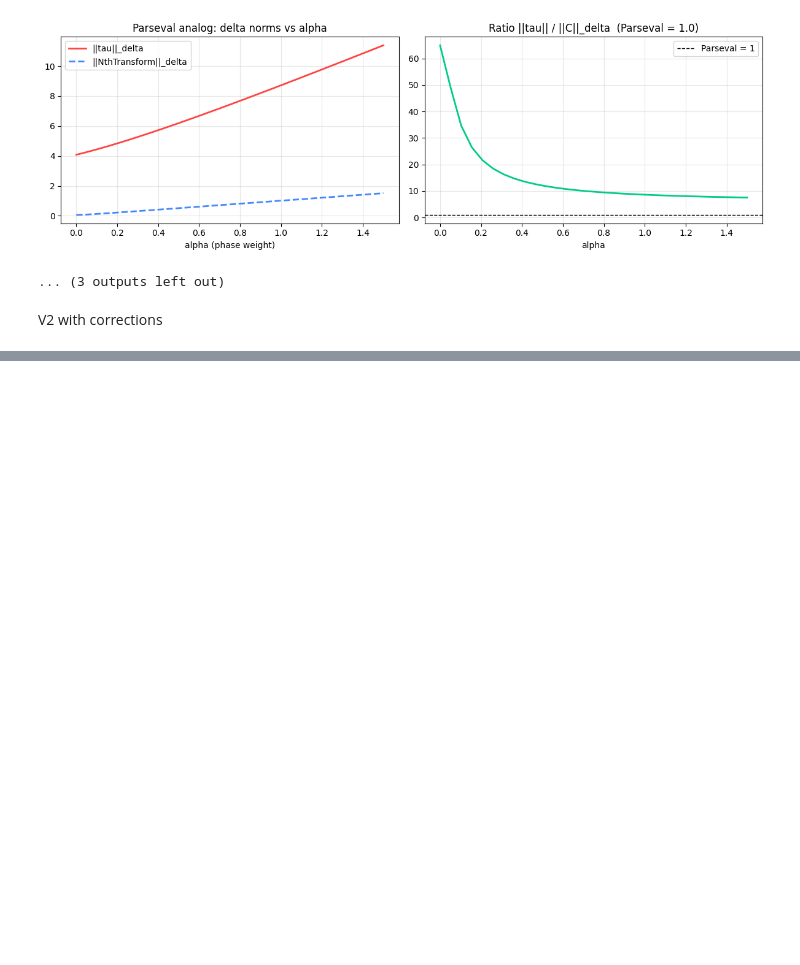
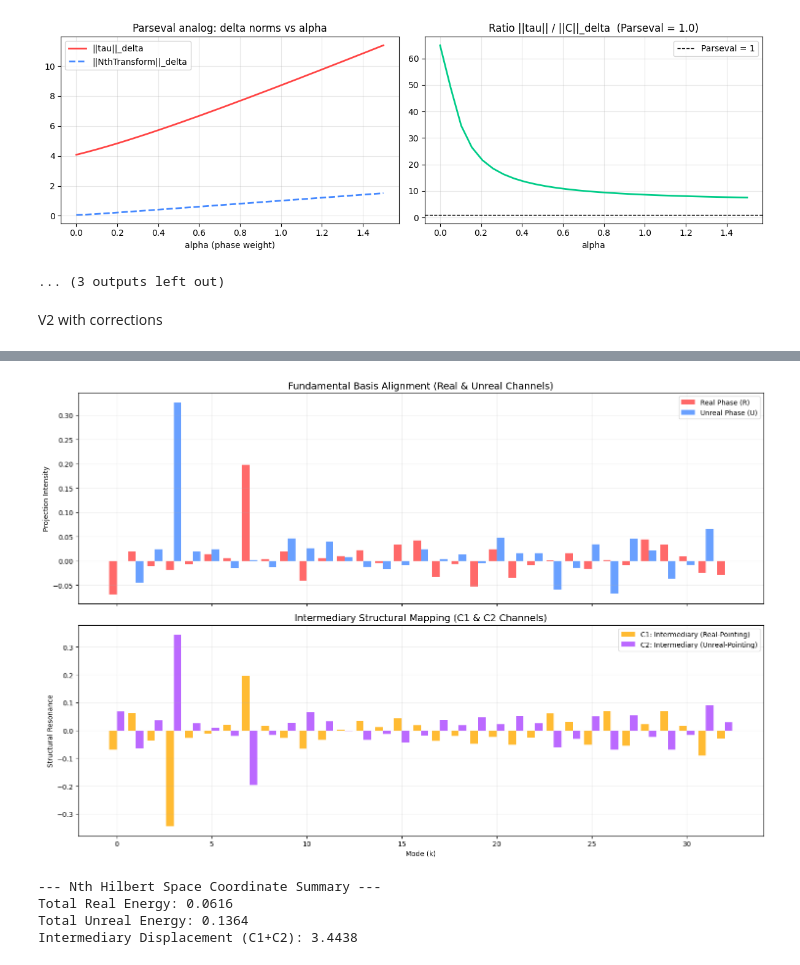
Before and after one commit to LordRelentless/HilbertSpaceSimulations, a Jupyter notebook: Nth_Mathematics_Formalism_Fourier_Simulations.ipynb, the cells around one changed output, grey strips where cells are left out. Cells and saved outputs as stored; diff of their text form; code cells hidden in the pictures; blank space fills up the shorter version.

```diff
--- a/Nth_Mathematics_Formalism_Fourier_Simulations.ipynb
+++ b/Nth_Mathematics_Formalism_Fourier_Simulations.ipynb
@@ -1732,0 +1209,45 @@ Standard DFT numerically recovered: YES ✓
+# %%
+def map_nth_hilbert_space(coeffs):
+    """Extracts the four channels as a structured Hilbert map."""
+    R = np.array([c['R'].k for c in coeffs])
+    U = np.array([c['U'].k for c in coeffs])
+    C1 = np.array([c['C1'].k for c in coeffs])
+    C2 = np.array([c['C2'].k for c in coeffs])
+    return R, U, C1, C2
+
+# 1. Map the channels from our simulation results
+R_ch, U_ch, C1_ch, C2_ch = map_nth_hilbert_space(sim_results['n_coeffs'])
+
+# 2. Visualization of the 4-Channel Mapping
+fig, ax = plt.subplots(2, 1, figsize=(15, 10), sharex=True)
+
+# Top Plot: Fundamental Basis Alignment (Real & Unreal)
+ax[0].set_title("Fundamental Basis Alignment (Real & Unreal Channels)", fontsize=14)
+ax[0].bar(freqs - 0.2, R_ch, width=0.4, color='#ff4444', label='Real Phase (R)', alpha=0.8)
+ax[0].bar(freqs + 0.2, U_ch, width=0.4, color='#4488ff', label='Unreal Phase (U)', alpha=0.8)
+ax[0].set_ylabel("Projection Intensity")
+ax[0].legend()
+ax[0].grid(alpha=0.2)
+
+# Bottom Plot: Intermediary Structural Channels (C1 & C2)
+ax[1].set_title("Intermediary Structural Mapping (C1 & C2 Channels)", fontsize=14)
+ax[1].bar(freqs - 0.2, C1_ch, width=0.4, color='#ffaa00', label='C1: Intermediary (Real-Pointing)', alpha=0.8)
+ax[1].bar(freqs + 0.2, C2_ch, width=0.4, color='#aa44ff', label='C2: Intermediary (Unreal-Pointing)', alpha=0.8)
+ax[1].set_xlabel("Mode (k)")
+ax[1].set_ylabel("Structural Resonance")
+ax[1].legend()
+ax[1].grid(alpha=0.2)
+
+plt.tight_layout()
+plt.show()
+
+print("--- Nth Hilbert Space Coordinate Summary ---")
+print(f"Total Real Energy: {np.sum(R_ch**2):.4f}")
+print(f"Total Unreal Energy: {np.sum(U_ch**2):.4f}")
+print(f"Intermediary Displacement (C1+C2): {np.sum(np.abs(C1_ch) + np.abs(C2_ch)):.4f}")
+# %% [output]
+[figure, added]
+--- Nth Hilbert Space Coordinate Summary ---
+Total Real Energy: 0.0616
+Total Unreal Energy: 0.1364
+Intermediary Displacement (C1+C2): 3.4438
```
Also changed, not shown: parts of 32 cells of this notebook.
